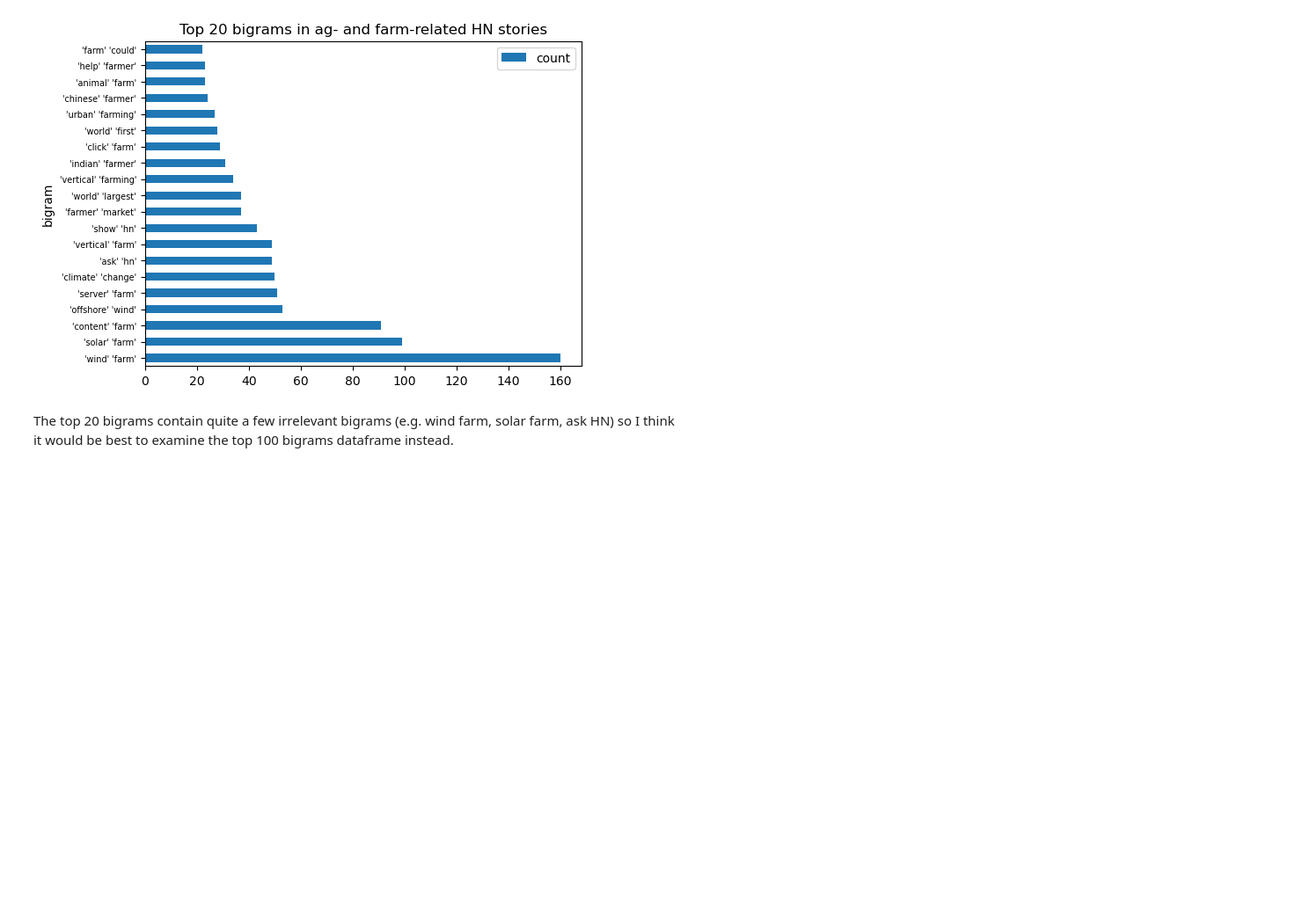
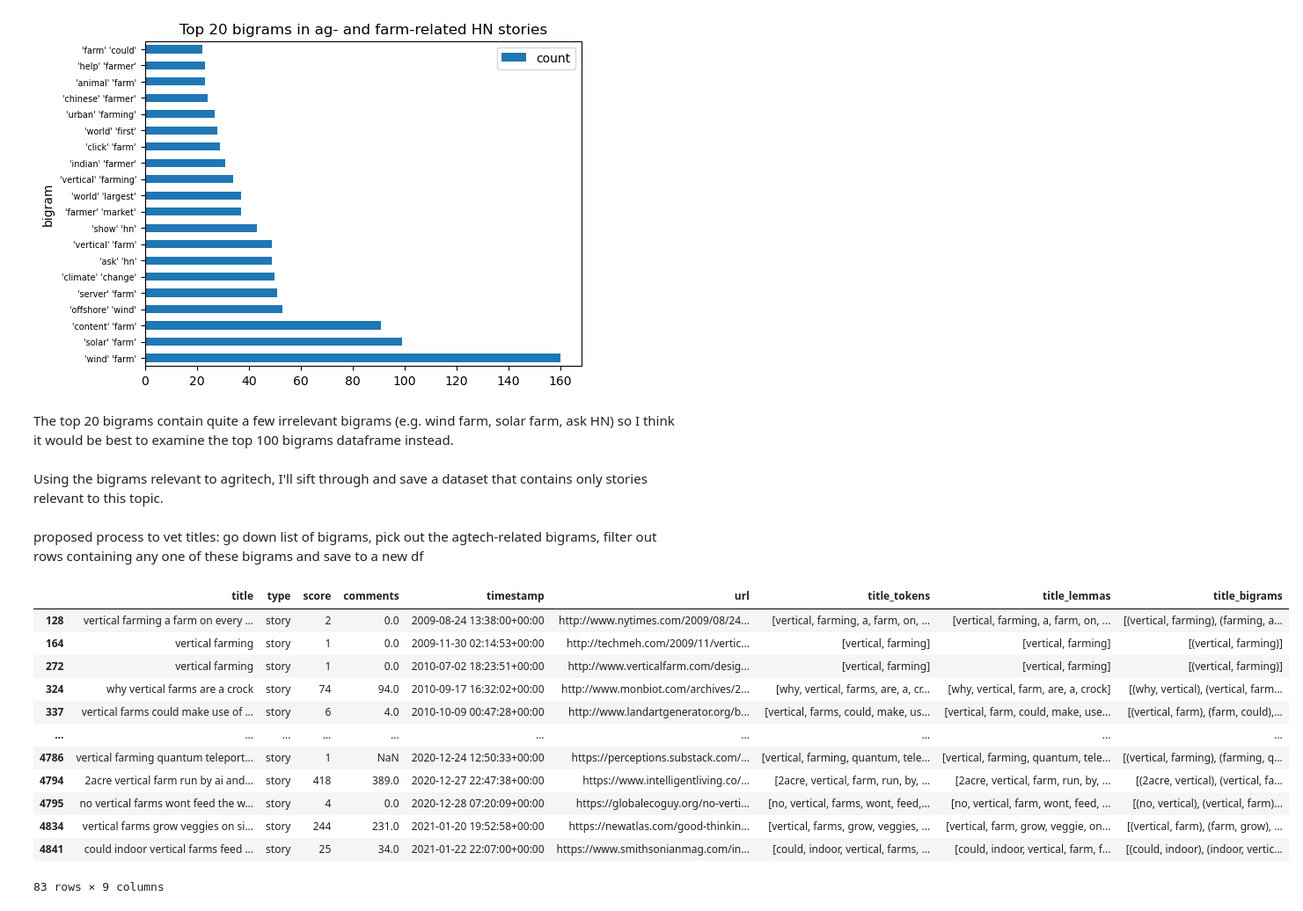
Before and after one commit to fangningtan/hackernews-agtech, a Jupyter notebook: HN-agri-stories.ipynb, the cells around one changed output. Shown at 88% size. Saved outputs shown, nothing was run; the diff lists cells and outputs as text; code cells hidden in the pictures; blank space fills up the shorter version.

```diff
--- a/HN-agri-stories.ipynb
+++ b/HN-agri-stories.ipynb
@@ -378,5 +374,30 @@ ax = top_20_bigrams.plot.barh(x='bigram', y='count', title='Top 20 bigrams in ag
 ax.tick_params(axis='y', labelsize=7)
 # %% [output]
 [figure]
-# %% [markdown]
-The top 20 bigrams contain quite a few irrelevant bigrams (e.g. wind farm, solar farm, ask HN) so I think it would be best to examine the top 100 bigrams dataframe instead.
+# %% [markdown]
+The top 20 bigrams contain quite a few irrelevant bigrams (e.g. wind farm, solar farm, ask HN) so I think it would be best to examine the top 100 bigrams dataframe instead.
+# %% [markdown]
+Using the bigrams relevant to agritech, I'll sift through and save a dataset that contains only stories relevant to this topic.
+# %% [markdown]
+proposed process to vet titles: go down list of bigrams, pick out the agtech-related bigrams, filter out rows containing any one of these bigrams and save to a new df
+# %%
+# try filtering on one bigram
+# if any str[i] in ['title_bigrams'] matches the selected bigram then return T else F
+selection = [('vertical', 'farm'), ('vertical', 'farming')]
+mask = ag_farm_df.title_bigrams.apply(lambda x: any(item for item in selection if item in x))
+ag_farm_df[mask]
+# so this works!! so now i can create a selection containing the bigrams extracted using their indices
+# %% [output]
+|  | title | type | score | comments | timestamp | url | title_tokens | title_lemmas | title_bigrams |
+| 128 | vertical farming a farm on every ... | story | 2 | 0.0 | 2009-08-24 13:38:00+00:00 | http://www.nytimes.com/2009/08/24... | [vertical, farming, a, farm, on, ... | [vertical, farming, a, farm, on, ... | [(vertical, farming), (farming, a... |
+| 164 | vertical farming | story | 1 | 0.0 | 2009-11-30 02:14:53+00:00 | http://techmeh.com/2009/11/vertic... | [vertical, farming] | [vertical, farming] | [(vertical, farming)] |
+| 272 | vertical farming | story | 1 | 0.0 | 2010-07-02 18:23:51+00:00 | http://www.verticalfarm.com/desig... | [vertical, farming] | [vertical, farming] | [(vertical, farming)] |
+| 324 | why vertical farms are a crock | story | 74 | 94.0 | 2010-09-17 16:32:02+00:00 | http://www.monbiot.com/archives/2... | [why, vertical, farms, are, a, cr... | [why, vertical, farm, are, a, crock] | [(why, vertical), (vertical, farm... |
+| 337 | vertical farms could make use of ... | story | 6 | 4.0 | 2010-10-09 00:47:28+00:00 | http://www.landartgenerator.org/b... | [vertical, farms, could, make, us... | [vertical, farm, could, make, use... | [(vertical, farm), (farm, could),... |
+| ... | ... | ... | ... | ... | ... | ... | ... | ... | ... |
+| 4786 | vertical farming quantum teleport... | story | 1 | NaN | 2020-12-24 12:50:33+00:00 | https://perceptions.substack.com/... | [vertical, farming, quantum, tele... | [vertical, farming, quantum, tele... | [(vertical, farming), (farming, q... |
+| 4794 | 2acre vertical farm run by ai and... | story | 418 | 389.0 | 2020-12-27 22:47:38+00:00 | https://www.intelligentliving.co/... | [2acre, vertical, farm, run, by, ... | [2acre, vertical, farm, run, by, ... | [(2acre, vertical), (vertical, fa... |
+| 4795 | no vertical farms wont feed the w... | story | 4 | 0.0 | 2020-12-28 07:20:09+00:00 | https://globalecoguy.org/no-verti... | [no, vertical, farms, wont, feed,... | [no, vertical, farm, wont, feed, ... | [(no, vertical), (vertical, farm)... |
+| 4834 | vertical farms grow veggies on si... | story | 244 | 231.0 | 2021-01-20 19:52:58+00:00 | https://newatlas.com/good-thinkin... | [vertical, farms, grow, veggies, ... | [vertical, farm, grow, veggie, on... | [(vertical, farm), (farm, grow), ... |
+| 4841 | could indoor vertical farms feed ... | story | 25 | 34.0 | 2021-01-22 22:07:00+00:00 | https://www.smithsonianmag.com/in... | [could, indoor, vertical, farms, ... | [could, indoor, vertical, farm, f... | [(could, indoor), (indoor, vertic... |
+83 rows × 9 columns
```
Also changed, not shown: parts of 17 cells of this notebook.
